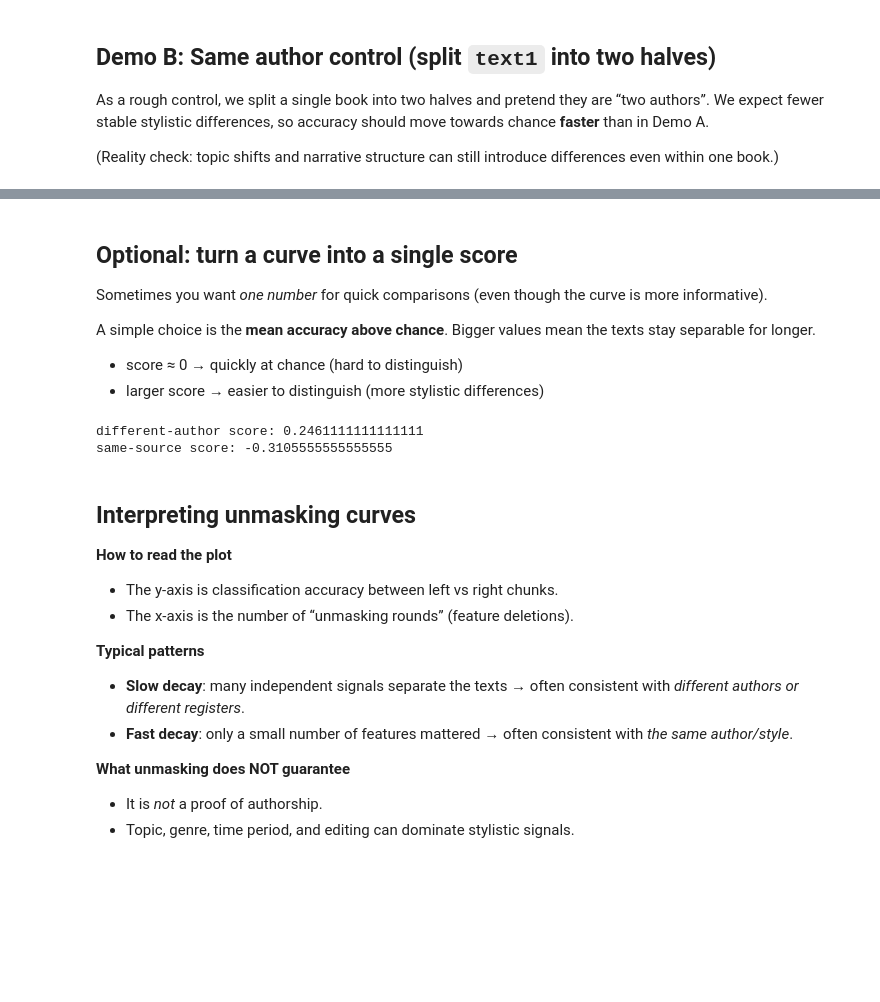
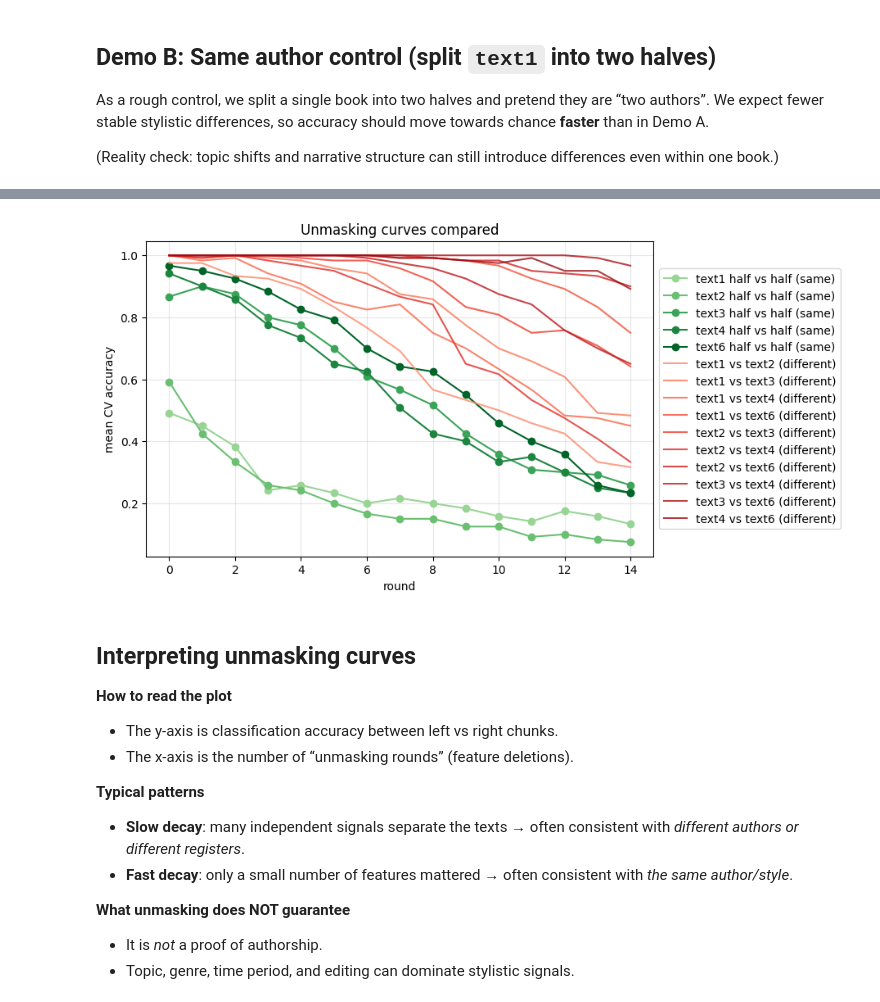
Before and after one commit to webis-de/teaching-nlp-notebooks, a Jupyter notebook: advanced-02-unmasking-authorship.ipynb, the cells around one changed output, grey strips where cells are left out. Drawn from its saved outputs; the diff is of its cells as text; code cells hidden in the pictures; blank space fills up the shorter version.

```diff
--- a/advanced-02-unmasking-authorship.ipynb
+++ b/advanced-02-unmasking-authorship.ipynb
@@ -598,23 +652,62 @@ plt.show()
-# %% [markdown]
-## Optional: turn a curve into a single score
-
-Sometimes you want *one number* for quick comparisons (even though the curve is more informative).
-
-A simple choice is the **mean accuracy above chance**. Bigger values mean the texts stay separable for longer.
-
-- score ≈ 0 → quickly at chance (hard to distinguish)
-- larger score → easier to distinguish (more stylistic differences)
-# %%
-def separability_score(accuracies: np.ndarray, *, chance: float = 0.5) -> float:
-    """Summarize an unmasking curve as mean accuracy above chance."""
-    acc = np.asarray(accuracies, dtype=float)
-    return float(np.mean(acc - chance))
-
-print('different-author score:', separability_score(res_diff.accuracies))
-print('same-source score:', separability_score(res_same.accuracies))
-# %% [output]
-different-author score: 0.2461111111111111
-same-source score: -0.3105555555555555
+# %%
+import matplotlib.pyplot as plt
+import numpy as np
+from itertools import combinations
+
+texts = {
+    "text1": text1.tokens,
+    "text2": text2.tokens,
+    "text3": text3.tokens,
+    "text4": text4.tokens,
+    "text6": text6.tokens,
+}
+
+params = dict(
+    ngram_n=3,
+    chunk_size=500,
+    bootstrap=True,
+    n_chunks=60,
+    top_n=250,
+    rounds=15,
+    n_delete=5,
+    cv_folds=5,
+    random_state=0,
+)
+
+plt.figure(figsize=(8, 5))
+
+# colormaps
+same_cmap = plt.cm.Greens
+diff_cmap = plt.cm.Reds
+
+# SAME AUTHOR (green shades)
+same_names = list(texts.keys())
+same_colors = same_cmap(np.linspace(0.4, 0.9, len(same_names)))
+
+for (name, tokens), color in zip(texts.items(), same_colors):
+    mid = len(tokens) // 2
+    left, right = tokens[:mid], tokens[mid:]
+    res, _ = unmask_text_pair(left, right, **params)
+    plt.plot(res.accuracies, marker="o", color=color,
+             label=f"{name} half vs half (same)")
+
+# DIFFERENT AUTHORS (red shades)
+pairs = list(combinations(texts.items(), 2))
+diff_colors = diff_cmap(np.linspace(0.4, 0.9, len(pairs)))
+
+for ((name_a, tokens_a), (name_b, tokens_b)), color in zip(pairs, diff_colors):
+    res, _ = unmask_text_pair(tokens_a, tokens_b, **params)
+    plt.plot(res.accuracies, alpha=0.8, color=color,
+             label=f"{name_a} vs {name_b} (different)")
+
+plt.title("Unmasking curves compared")
+plt.xlabel("round")
+plt.ylabel("mean CV accuracy")
+plt.legend(loc="center left", bbox_to_anchor=(1, 0.5))
+plt.grid(True, alpha=0.3)
+plt.show()
+# %% [output]
+[figure, added]
 # %% [markdown]
 ## Interpreting unmasking curves
 
```
Also changed, not shown: parts of 22 cells of this notebook.
